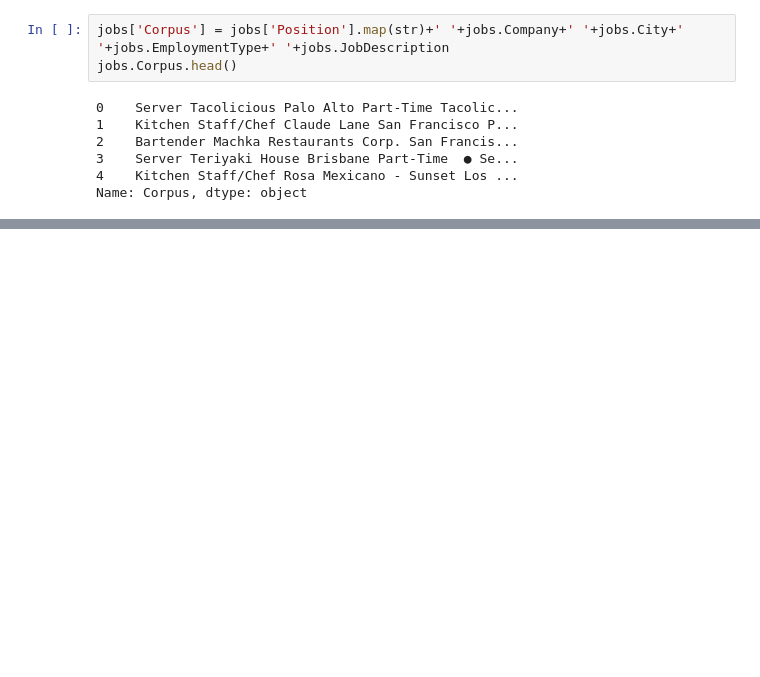
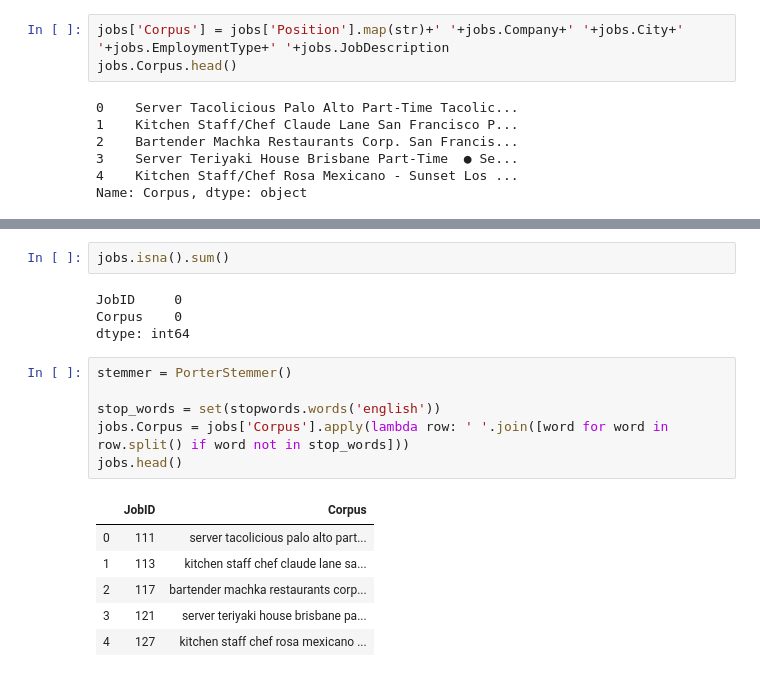
Before and after one commit to SamLevinSE/job_recommender_with_NLP, a Jupyter notebook: job_recommender_data_mining.ipynb, the cells around one changed output, grey strips where cells are left out. Cells and saved outputs as stored; diff of their text form; blank space fills up the shorter version.

```diff
--- a/job_recommender_data_mining.ipynb
+++ b/job_recommender_data_mining.ipynb
@@ -183,0 +237,19 @@ Name: Corpus, dtype: object
+# %%
+jobs.isna().sum()
+# %% [output]
+JobID     0
+Corpus    0
+dtype: int64
+# %%
+stemmer = PorterStemmer()
+
+stop_words = set(stopwords.words('english'))
+jobs.Corpus = jobs['Corpus'].apply(lambda row: ' '.join([word for word in row.split() if word not in stop_words]))
+jobs.head()
+# %% [output]
+|  | JobID | Corpus |
+| 0 | 111 | server tacolicious palo alto part... |
+| 1 | 113 | kitchen staff chef claude lane sa... |
+| 2 | 117 | bartender machka restaurants corp... |
+| 3 | 121 | server teriyaki house brisbane pa... |
+| 4 | 127 | kitchen staff chef rosa mexicano ... |
```
Also changed, not shown: parts of 8 cells of this notebook.
